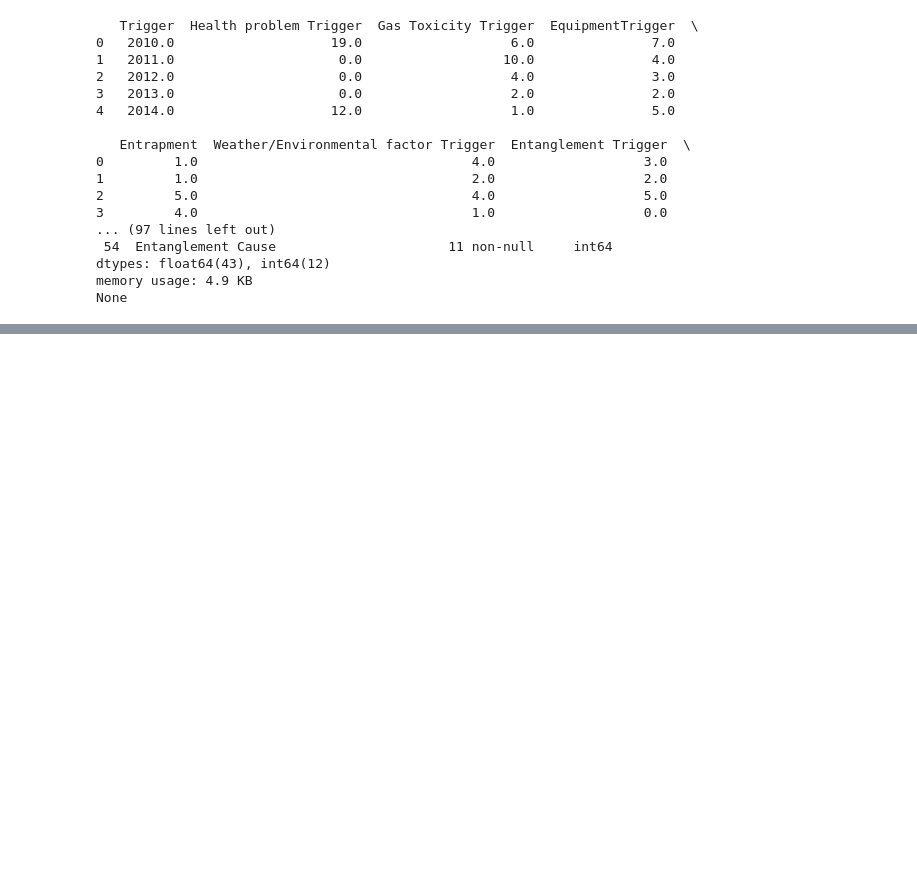
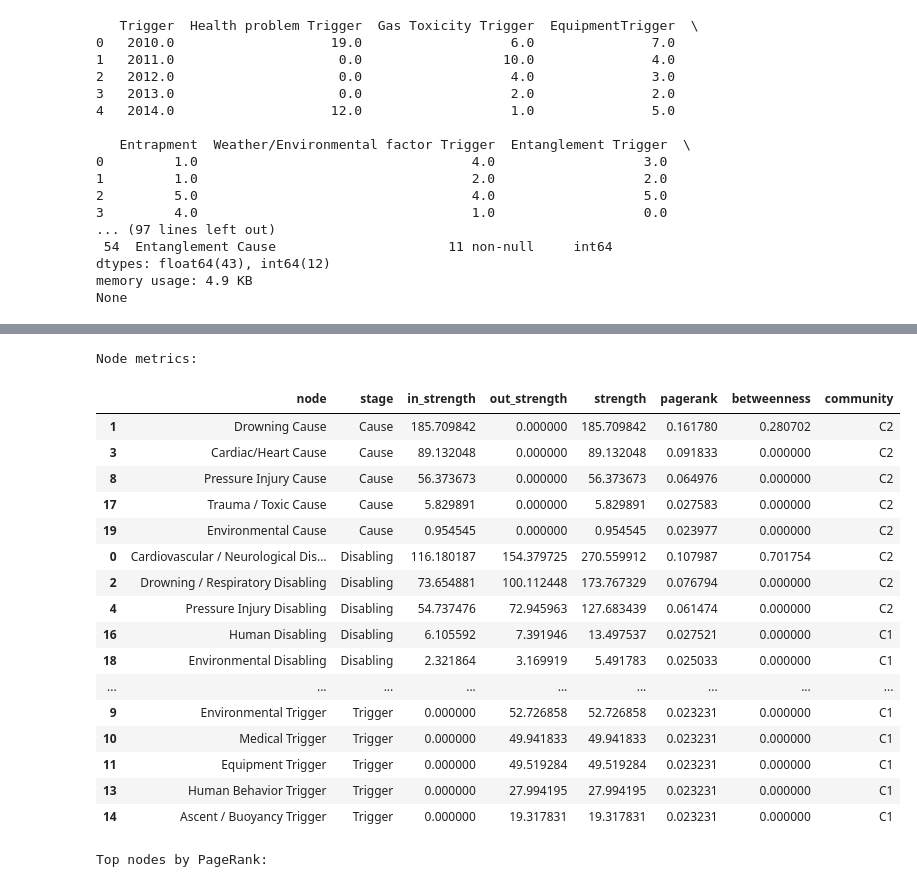
Before and after one commit to mirandagrein/Scuba-Diving-Draft, a Jupyter notebook: Code.ipynb, the cells around one changed output, grey strips where cells are left out. Saved outputs shown, nothing was run; the diff lists cells and outputs as text; code cells hidden in the pictures; blank space fills up the shorter version.

```diff
--- a/Code.ipynb
+++ b/Code.ipynb
@@ -485,0 +820,75 @@ trigger_prop = network_data[trigger_cols].div(network_data[trigger_cols].sum(axi
+# %%
+##NODES AND EDGES METRICS
+
+from networkx.algorithms.community import greedy_modularity_communities
+
+G = nx.DiGraph()
+for _, row in edge_df.iterrows():
+    G.add_edge(row["source"], row["target"], weight=float(row["weight"]))
+
+node_stage = {
+    node: stage
+    for stage, cols in stage_groups.items()
+    for node in cols
+}
+nx.set_node_attributes(G, node_stage, "stage")
+
+metrics = pd.DataFrame({"node": list(G.nodes())})
+metrics["stage"] = metrics["node"].map(node_stage)
+metrics["in_strength"] = metrics["node"].apply(
+    lambda node: sum(data["weight"] for _, _, data in G.in_edges(node, data=True))
+)
+metrics["out_strength"] = metrics["node"].apply(
+    lambda node: sum(data["weight"] for _, _, data in G.out_edges(node, data=True))
+)
+metrics["strength"] = metrics["in_strength"] + metrics["out_strength"]
+
+if G.number_of_edges() > 0:
+    metrics["pagerank"] = metrics["node"].map(nx.pagerank(G, weight="weight"))
+    undirected_G = G.to_undirected()
+    distance_G = undirected_G.copy()
+    for u, v, data in distance_G.edges(data=True):
+        data["distance"] = 1.0 / data["weight"] if data["weight"] > 0 else 1.0
+    metrics["betweenness"] = metrics["node"].map(
+        nx.betweenness_centrality(distance_G, weight="distance")
+    )
+    communities = list(greedy_modularity_communities(undirected_G, weight="weight"))
+    community_lookup = {
+        node: f"C{i + 1}"
+        for i, community in enumerate(communities)
+        for node in community
+    }
+    metrics["community"] = metrics["node"].map(community_lookup)
+else:
+    metrics["pagerank"] = 0
+    metrics["betweenness"] = 0
+    metrics["community"] = None
+
+metrics = metrics.sort_values(["stage", "strength"], ascending=[True, False])
+
+###NODE METRICS
+print("Node metrics:")
+display(metrics)
+#Top nodes by PAGERANK
+print("Top nodes by PageRank")
+display(metrics.sort_values("pagerank", ascending=False).head(10))
+# %% [output]
+Node metrics:
+|  | node | stage | in_strength | out_strength | strength | pagerank | betweenness | community |
+| 1 | Drowning Cause | Cause | 185.709842 | 0.000000 | 185.709842 | 0.161780 | 0.280702 | C2 |
+| 3 | Cardiac/Heart Cause | Cause | 89.132048 | 0.000000 | 89.132048 | 0.091833 | 0.000000 | C2 |
+| 8 | Pressure Injury Cause | Cause | 56.373673 | 0.000000 | 56.373673 | 0.064976 | 0.000000 | C2 |
+| 17 | Trauma / Toxic Cause | Cause | 5.829891 | 0.000000 | 5.829891 | 0.027583 | 0.000000 | C2 |
+| 19 | Environmental Cause | Cause | 0.954545 | 0.000000 | 0.954545 | 0.023977 | 0.000000 | C2 |
+| 0 | Cardiovascular / Neurological Dis... | Disabling | 116.180187 | 154.379725 | 270.559912 | 0.107987 | 0.701754 | C2 |
+| 2 | Drowning / Respiratory Disabling | Disabling | 73.654881 | 100.112448 | 173.767329 | 0.076794 | 0.000000 | C2 |
+| 4 | Pressure Injury Disabling | Disabling | 54.737476 | 72.945963 | 127.683439 | 0.061474 | 0.000000 | C2 |
+| 16 | Human Disabling | Disabling | 6.105592 | 7.391946 | 13.497537 | 0.027521 | 0.000000 | C1 |
+| 18 | Environmental Disabling | Disabling | 2.321864 | 3.169919 | 5.491783 | 0.025033 | 0.000000 | C1 |
+| ... | ... | ... | ... | ... | ... | ... | ... | ... |
+| 9 | Environmental Trigger | Trigger | 0.000000 | 52.726858 | 52.726858 | 0.023231 | 0.000000 | C1 |
+| 10 | Medical Trigger | Trigger | 0.000000 | 49.941833 | 49.941833 | 0.023231 | 0.000000 | C1 |
+| 11 | Equipment Trigger | Trigger | 0.000000 | 49.519284 | 49.519284 | 0.023231 | 0.000000 | C1 |
+| 13 | Human Behavior Trigger | Trigger | 0.000000 | 27.994195 | 27.994195 | 0.023231 | 0.000000 | C1 |
+| 14 | Ascent / Buoyancy Trigger | Trigger | 0.000000 | 19.317831 | 19.317831 | 0.023231 | 0.000000 | C1 |
+Top nodes by PageRank:
```
Also changed, not shown: parts of 11 cells of this notebook.
